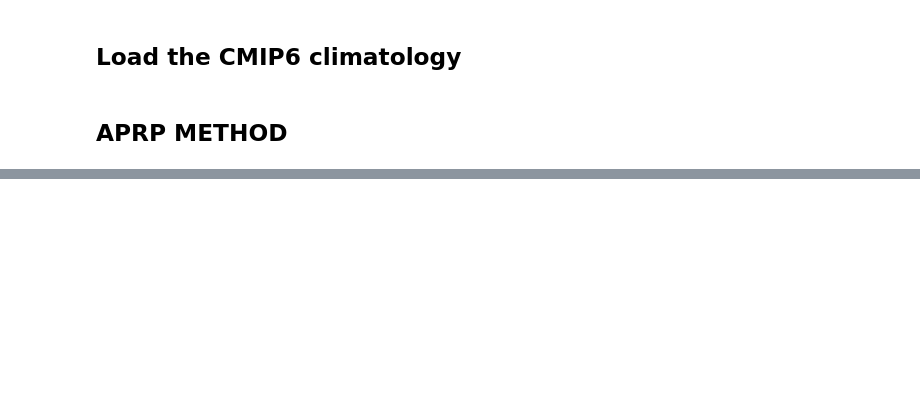
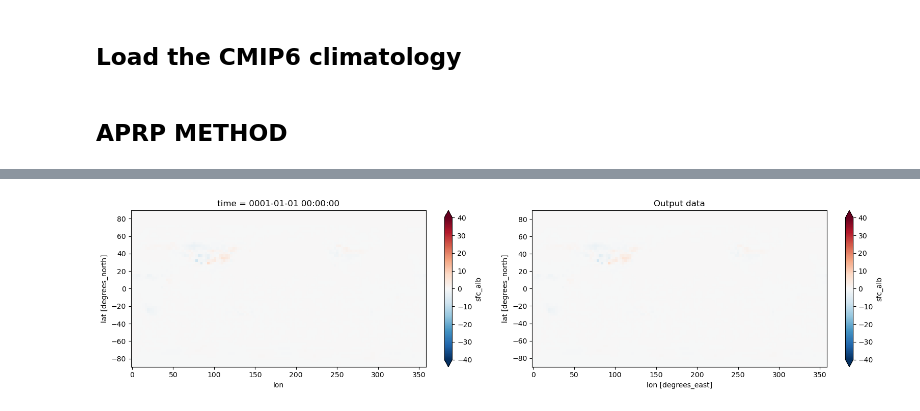
Before and after one commit to Regional-Modeling-LATMOS-IGE/CMIP6-Arctic-Aerosol-Analysis, a Jupyter notebook: analysis.ipynb, the cells around one changed output, grey strips where cells are left out. Cells and saved outputs as stored; diff of their text form; code cells hidden in the pictures; blank space fills up the shorter version.

```diff
--- a/analysis.ipynb
+++ b/analysis.ipynb
@@ -216,0 +268,4 @@ clim_keys_without_exp
+# %%
+max_step_lon = np.max(list_steps_lon)
+
+max_step_lat = np.max(list_steps_lat)
@@ -216,0 +276,10 @@ clim_keys_without_exp
+# %%
+from math import floor
+
+n_steps_lon = floor(360 / max_step_lon)  # bc we want a step greater than max_step_lat
+
+new_step_lon = 360 / n_steps_lon
+# %%
+n_steps_lat = floor(180 / max_step_lat)  # bc we want a step greater than max_step_lat
+
+new_step_lat = 180 / n_steps_lat
@@ -216,0 +290,10 @@ clim_keys_without_exp
+# %%
+lat_axis = xc.create_axis(
+    "lat", np.arange(-90 + new_step_lat / 2, 90 + new_step_lat / 2, new_step_lat)
+)
+
+# since we have peaked the step such that the latitude range is divded into an integer number of intervals we may center its bounds on -90 / 90.
+
+lon_axis = xc.create_axis("lon", np.arange(0, 360, new_step_lon))
+
+output_grid = xc.create_grid(x=lon_axis, y=lat_axis)
@@ -216,0 +305,17 @@ clim_keys_without_exp
+# %%
+output = ds.regridder.horizontal("sfc_alb", output_grid, tool="regrid2")
+
+fig, axes = plt.subplots(ncols=2, figsize=(16, 4))
+
+ds.sfc_alb.isel(time=0).plot(
+    ax=axes[0], vmin=-40, vmax=40, extend="both", cmap="RdBu_r"
+)
+
+output.sfc_alb.isel(time=0).plot(
+    ax=axes[1], vmin=-40, vmax=40, extend="both", cmap="RdBu_r"
+)
+axes[1].set_title("Output data")
+
+plt.tight_layout()
+# %% [output]
+[figure, added]
```
Also changed, not shown: parts of 28 cells of this notebook.
